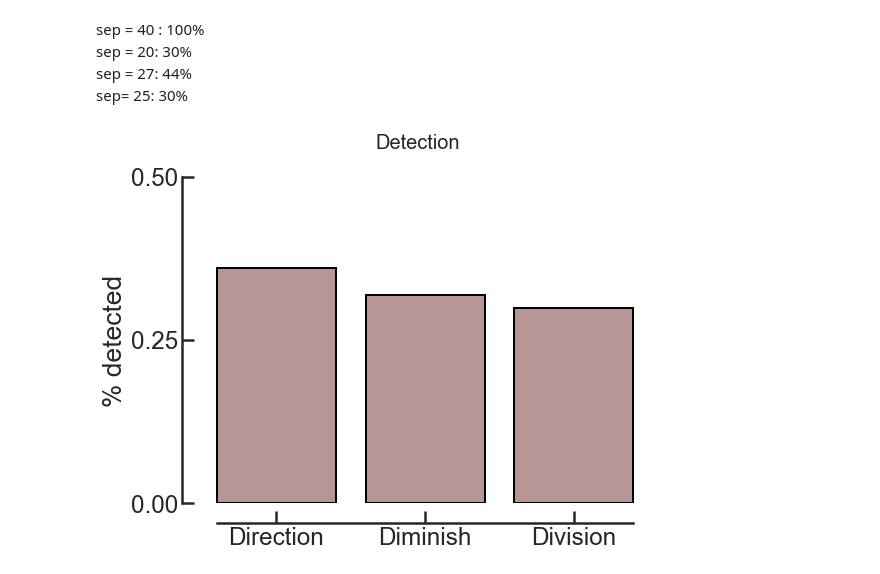
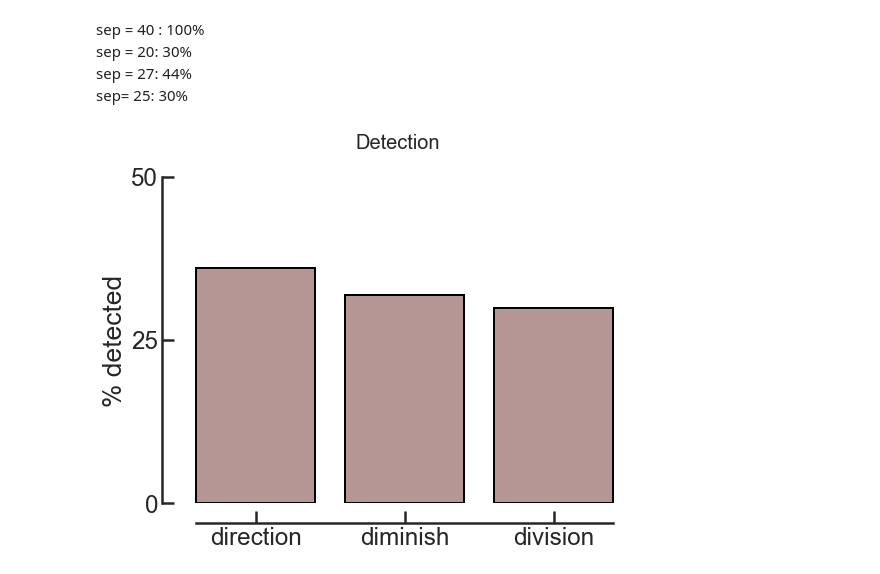
Before and after one commit to davidbestue/bump_att_misd, a Jupyter notebook: analysis_misd.ipynb, the cells around one changed output. Cells and saved outputs as stored; diff of their text form; code cells hidden in the pictures.

```diff
--- a/analysis_misd.ipynb
+++ b/analysis_misd.ipynb
@@ -119,38 +119,33 @@ sep = 27: 44%
 sep= 25: 30%
 # %%
 Direct = pd.DataFrame(active_direction)
-Direct['type']='Direction'
+Direct['type']='direction'
 Direct.columns=['detection', 'type']
 
 Diminish = pd.DataFrame(active_diminish)
-Diminish['type']='Diminish'
+Diminish['type']='diminish'
 Diminish.columns=['detection', 'type']
 
 Division = pd.DataFrame(active_division)
-Division['type']='Division'
+Division['type']='division'
 Division.columns=['detection', 'type']
 
 df = pd.concat([Direct, Diminish, Division ])
 # %%
 fig = plt.figure()
 fig.set_size_inches(8,6)
 fig.suptitle('Detection', fontsize=20)
-g = sns.barplot(x="type", y="detection", data=df, estimator=np.mean, order=['Direction', 'Diminish', 'Division' ],
+g = sns.barplot(x="type", y="detection", data=df, estimator=np.mean, order=['direction', 'diminish', 'division' ],
             ci=None,  color='rosybrown',  edgecolor='black', ecolor='k')
 
 g.set_ylim(0,0.5);
 plt.xlabel('')
 plt.ylabel('% detected')
 plt.gca().spines['right'].set_visible(False)
 plt.gca().spines['top'].set_visible(False)
 plt.tick_params(direction='in') #direction
-# plt.gca().set_ylim(0,1);
 plt.gca().set_yticks([0, 0.25, 0.5])
-# #plt.ylim(0,1);
-# #plt.xlim(-0.5,10.5);
-
-
-# #plt.tick_params(axis='x', length=0)
+plt.gca().set_yticklabels([0, 25, 50])
 adjust_spines(plt.gca(), ['left', 'bottom'])
 # %% [output]
-[figure, old version]
+[figure, new version]
```
Also changed, not shown: parts of 1 cell of this notebook.
